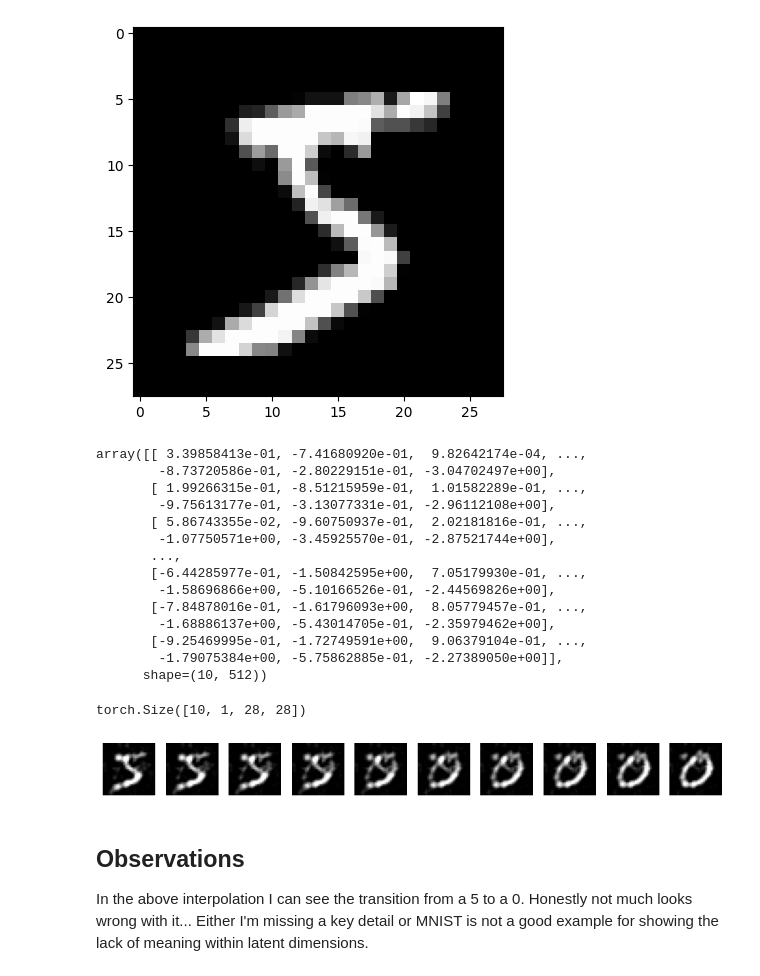
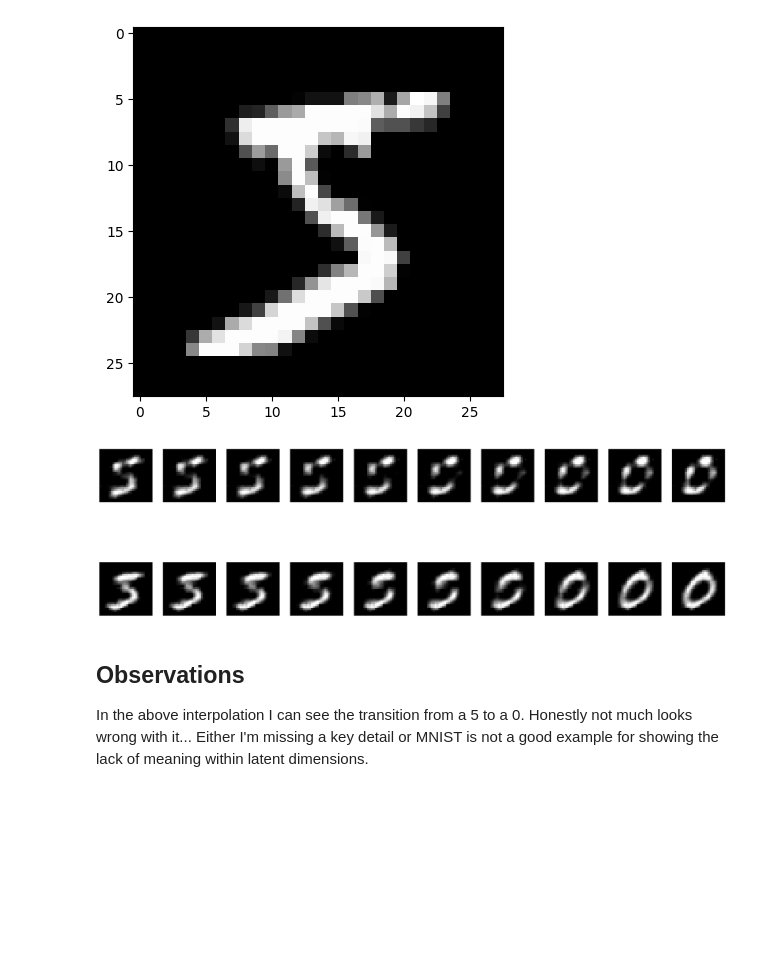
Before and after one commit to JRPrice5/mnist-autoencoders, a Jupyter notebook: notebooks/02_latent_interpolation.ipynb, the cells around one changed output. Cells and saved outputs as stored; diff of their text form; code cells hidden in the pictures; blank space fills up the shorter version.

```diff
--- a/notebooks/02_latent_interpolation.ipynb
+++ b/notebooks/02_latent_interpolation.ipynb
@@ -39,46 +58,39 @@ image_2 = torch.reshape(image_2, (1, 1, 28, 28))
 # %%
 # Encode both into latent tensors
 latent_1, latent_2 = encoder(image_1), encoder(image_2)
+v_latent_1, v_latent_2 = v_encoder(image_1)[0], v_encoder(image_2)[0]
+latents = {"ae": [latent_1, latent_2], "vae": [v_latent_1, v_latent_2]}
 # %%
 # Interpolate latent tensors
-batch = np.empty((interpolation_length, latent_dims))
+batch = np.empty((2, interpolation_length, latent_dims))
 with torch.inference_mode():
-    for i in range(interpolation_length):
-        batch[i] = latent_1 + (i*(latent_2-latent_1))/interpolation_length-1
-batch
+    for i, model in enumerate(["ae", "vae"]):
+        latent_1 = latents[model][0].cpu()
+        latent_2 = latents[model][1].cpu()
+        for j in range(interpolation_length):
+            batch[i][j] = (
+                latent_1 + (j * (latent_2 - latent_1)) / interpolation_length - 1
+            )
-# %% [output]
-array([[ 3.39858413e-01, -7.41680920e-01,  9.82642174e-04, ...,
-        -8.73720586e-01, -2.80229151e-01, -3.04702497e+00],
-       [ 1.99266315e-01, -8.51215959e-01,  1.01582289e-01, ...,
-        -9.75613177e-01, -3.13077331e-01, -2.96112108e+00],
-       [ 5.86743355e-02, -9.60750937e-01,  2.02181816e-01, ...,
-        -1.07750571e+00, -3.45925570e-01, -2.87521744e+00],
-       ...,
-       [-6.44285977e-01, -1.50842595e+00,  7.05179930e-01, ...,
-        -1.58696866e+00, -5.10166526e-01, -2.44569826e+00],
-       [-7.84878016e-01, -1.61796093e+00,  8.05779457e-01, ...,
-        -1.68886137e+00, -5.43014705e-01, -2.35979462e+00],
-       [-9.25469995e-01, -1.72749591e+00,  9.06379104e-01, ...,
-        -1.79075384e+00, -5.75862885e-01, -2.27389050e+00]],
-      shape=(10, 512))
 # %%
 # Decode into interpolation images (normalised)
-formatted_interpolation = torch.from_numpy(batch)
-output = decoder(formatted_interpolation.to(torch.float32))
-output.shape
+# TODO:
+ae_interpolation = torch.from_numpy(batch[0]).to(device)
+vae_interpolation = torch.from_numpy(batch[1]).to(device)
+ae_output = decoder(ae_interpolation.to(torch.float32))
+vae_output = v_decoder(vae_interpolation.to(torch.float32))
+output = torch.stack((ae_output, vae_output))
-# %% [output]
-torch.Size([10, 1, 28, 28])
 # %%
 # Convert to 0, 255
-images = output_to_image(output)
+images = output_to_image(output).cpu()
 # %%
 # Plot output in 1, 10 figure
-fig, axes = plt.subplots(1, 10, figsize=(12, 4))
-for i, ax in enumerate(axes):
-    ax.imshow(images[i].permute(1, 2, 0), cmap='gray')
-    ax.axis('off')
+fig, axes = plt.subplots(2, 10, figsize=(24, 8))
+for i, row in enumerate(axes):
+    for j, ax in enumerate(row):
+        ax.imshow(images[i][j].permute(1, 2, 0), cmap="gray")
+        ax.axis("off")
 # %% [output]
-[figure, old version]
+[figure, new version]
 # %% [markdown]
 ## Observations
 In the above interpolation I can see the transition from a 5 to a 0. Honestly not much looks wrong with it... Either I'm missing a key detail or MNIST is not a good example for showing the lack of meaning within latent dimensions.
```
Also changed, not shown: parts of 9 cells of this notebook, 11 other files.
